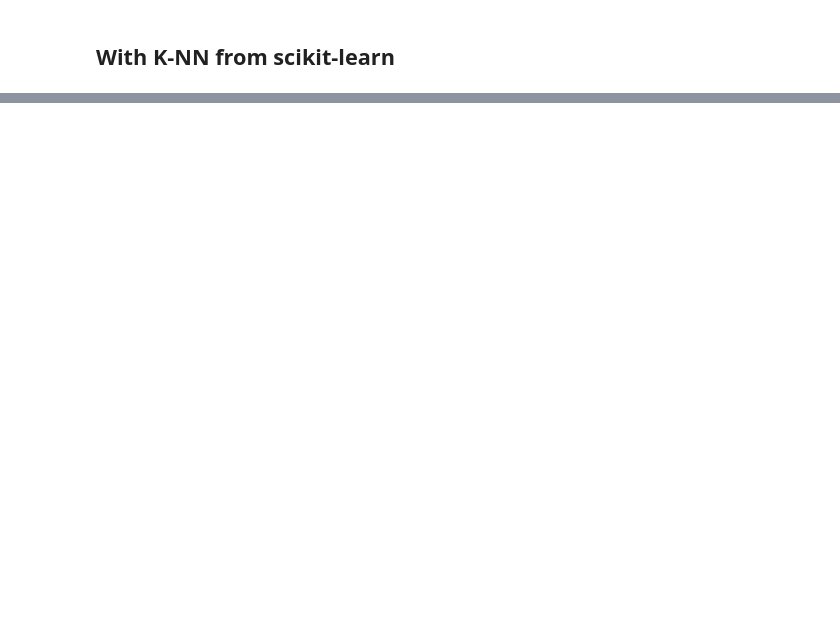
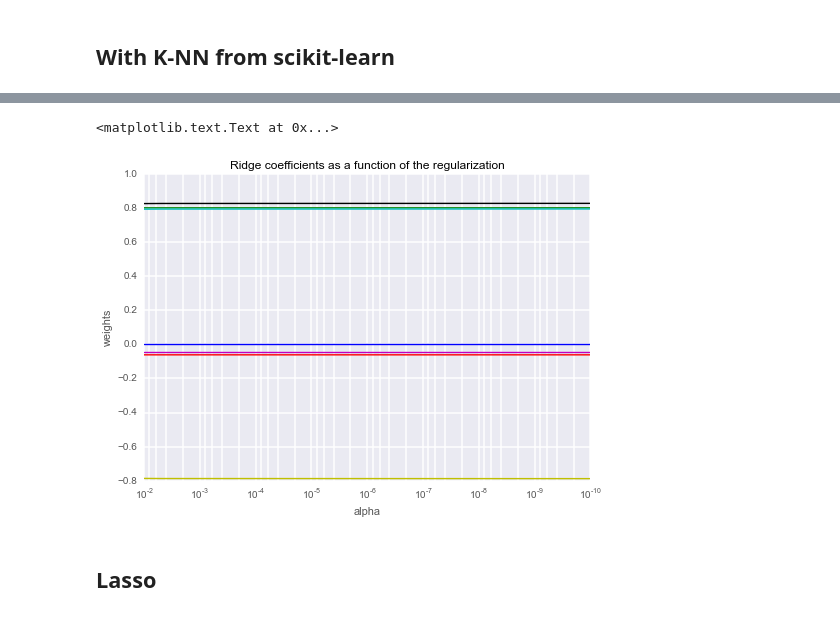
Before and after one commit to TomAugspurger/doing_data_science, a Jupyter notebook: Chapter03--BasicMachineLearningAlogirthms.ipynb, the cells around one changed output, grey strips where cells are left out. Saved outputs shown, nothing was run; the diff lists cells and outputs as text; code cells hidden in the pictures; blank space fills up the shorter version.

```diff
--- a/Chapter03--BasicMachineLearningAlogirthms.ipynb
+++ b/Chapter03--BasicMachineLearningAlogirthms.ipynb
@@ -261,0 +278,6 @@ dtypes: float64(7), int64(11), object(9)
+# %%
+y = pure.saleprice_ln.values
+features = ['neighborhood_f', 'gross_square_feet_ln',
+           'land_square_feet_ln', 'residential_units', 'commercial_units',
+           'total_units', 'year_built']
+X = pure[features].values
@@ -261,0 +309,5 @@ dtypes: float64(7), int64(11), object(9)
+# %%
+from sklearn import linear_model
+clf = linear_model.Ridge(alpha=.5)
+clf.fit(X, y)
+zip(features, clf.coef_)
@@ -261,0 +322,25 @@ dtypes: float64(7), int64(11), object(9)
+# %%
+n_alphas = 200
+alphas = np.logspace(-10, -2, n_alphas)
+clf = linear_model.Ridge(fit_intercept=True)
+
+coefs = []
+for a in alphas:
+    clf.set_params(alpha=a)
+    clf.fit(X, y)
+    coefs.append(clf.coef_)
+
+fig, ax = plt.subplots()
+ax.set_color_cycle(['b', 'r', 'g', 'c', 'k', 'y', 'm'])
+
+ax.plot(alphas, coefs)
+ax.set_xscale('log')
+ax.set_xlim(ax.get_xlim()[::-1])  # reverse axis
+ax.set_xlabel('alpha')
+ax.set_ylabel('weights')
+ax.set_title('Ridge coefficients as a function of the regularization')
+# %% [output]
+<matplotlib.text.Text at 0x...>
+[figure, added]
+# %% [markdown]
+## Lasso
```
Also changed, not shown: parts of 27 cells of this notebook.
